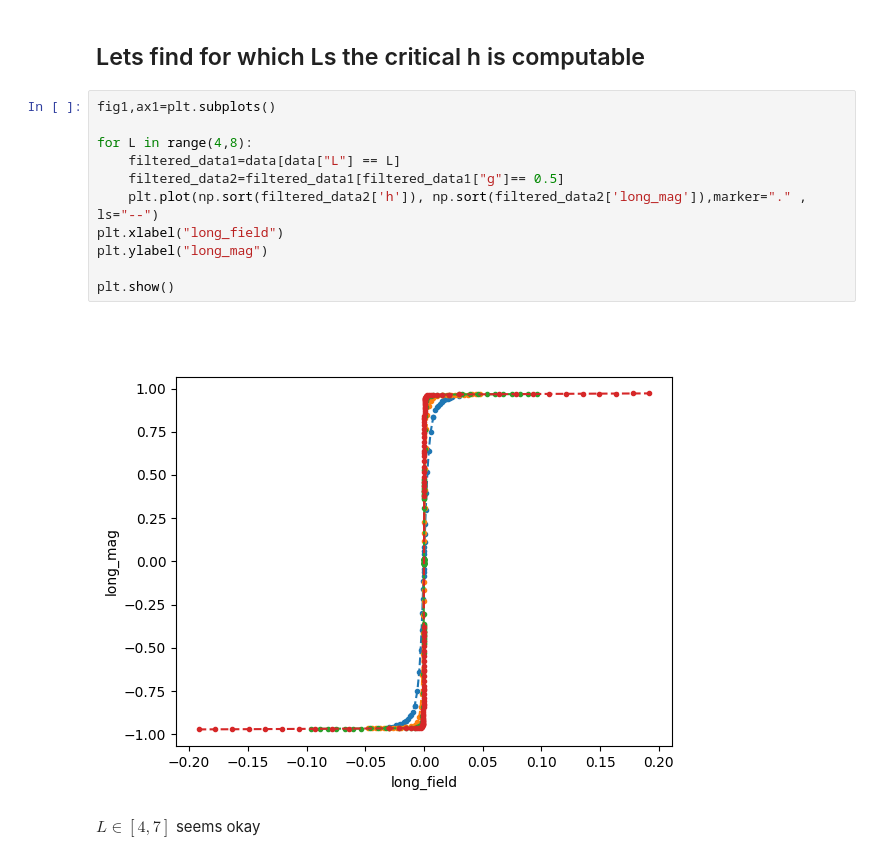
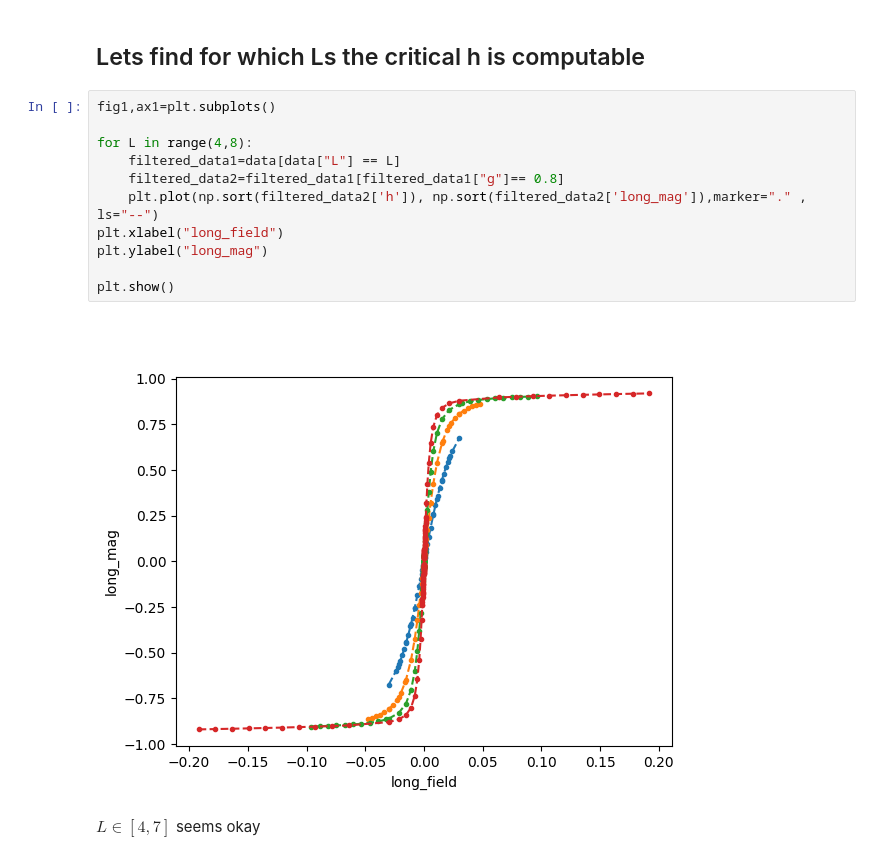
Before and after one commit to VinceNeede/Ising-Diag, a Jupyter notebook: First_Order_Transition/extrapolation.ipynb, the cells around one changed output. Cells and saved outputs as stored; diff of their text form.

```diff
--- a/First_Order_Transition/extrapolation.ipynb
+++ b/First_Order_Transition/extrapolation.ipynb
@@ -12,16 +19,16 @@ data=pd.read_csv("long_mag.dat", sep=",")
 # %%
 fig1,ax1=plt.subplots()
 
 for L in range(4,8):
     filtered_data1=data[data["L"] == L]
-    filtered_data2=filtered_data1[filtered_data1["g"]== 0.5]
+    filtered_data2=filtered_data1[filtered_data1["g"]== 0.8]
     plt.plot(np.sort(filtered_data2['h']), np.sort(filtered_data2['long_mag']),marker="." , ls="--")
 plt.xlabel("long_field")
 plt.ylabel("long_mag")
 
 plt.show()
 # %% [output]
-[figure, old version]
+[figure, new version]
 # %% [markdown]
 $L \in [4,7]$ seems okay
 # %%
```
Also changed, not shown: parts of 12 cells of this notebook, 4 other files.
